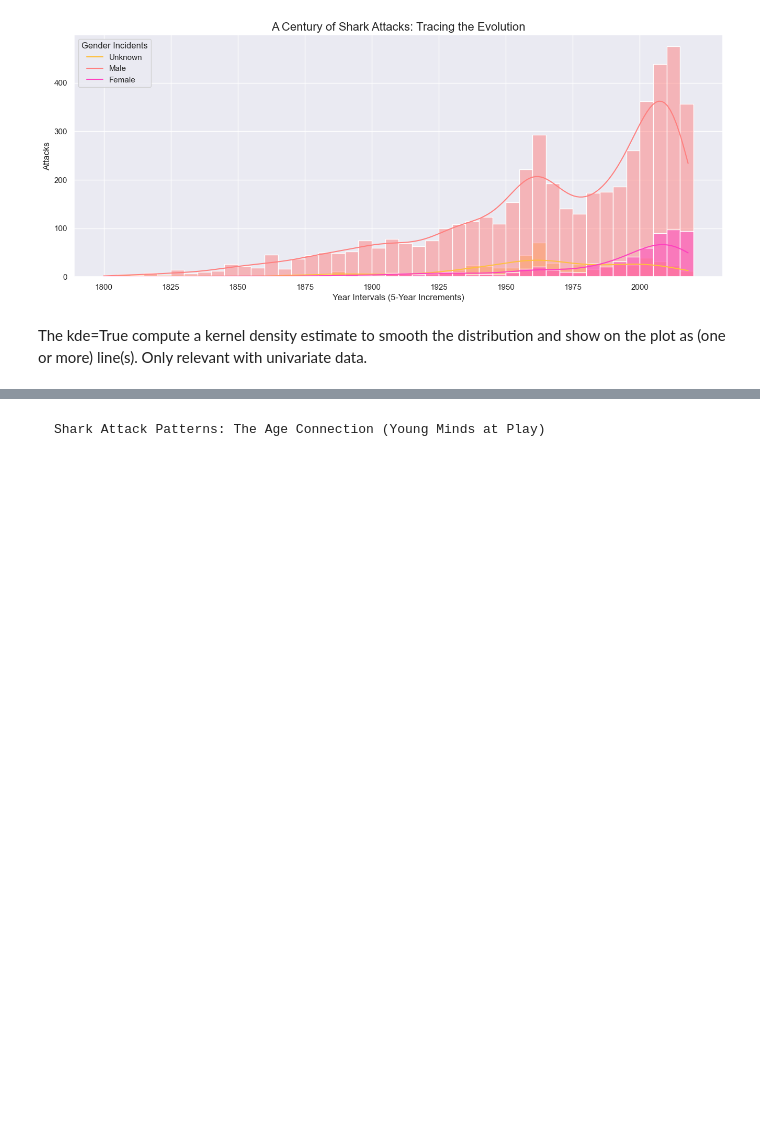
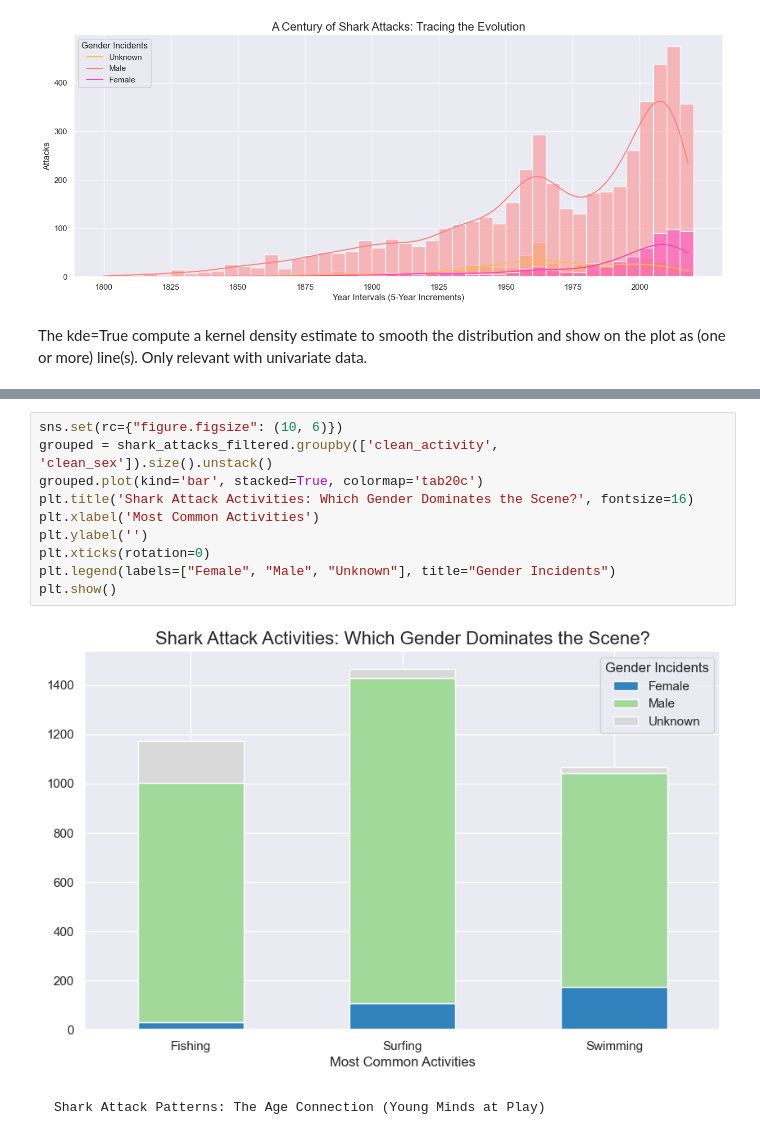
Before and after one commit to niniet98/PROJECT-I, a Jupyter notebook: src/visualization.ipynb, the cells around one changed output, grey strips where cells are left out. Saved outputs shown, nothing was run; the diff lists cells and outputs as text; blank space fills up the shorter version.

```diff
--- a/src/visualization.ipynb
+++ b/src/visualization.ipynb
@@ -80,3 +81,15 @@ plt.show()
+# %%
+sns.set(rc={"figure.figsize": (10, 6)})
+grouped = shark_attacks_filtered.groupby(['clean_activity', 'clean_sex']).size().unstack()
+grouped.plot(kind='bar', stacked=True, colormap='tab20c')
+plt.title('Shark Attack Activities: Which Gender Dominates the Scene?', fontsize=16)
+plt.xlabel('Most Common Activities')
+plt.ylabel('')
+plt.xticks(rotation=0)
+plt.legend(labels=["Female", "Male", "Unknown"], title="Gender Incidents")
+plt.show()
+# %% [output]
+[figure, added]
 # %% [markdown]
     Shark Attack Patterns: The Age Connection (Young Minds at Play)
 # %%
```
Also changed, not shown: parts of 8 cells of this notebook, 5 other files.
